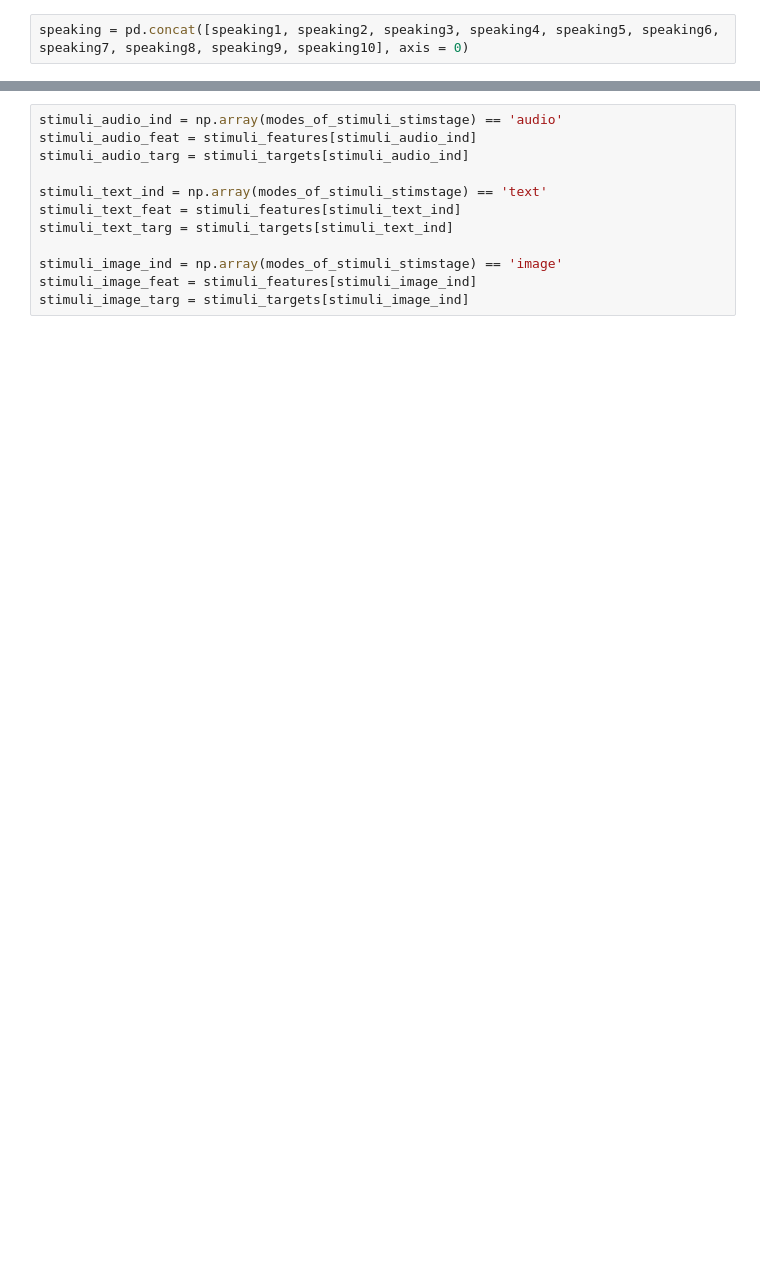
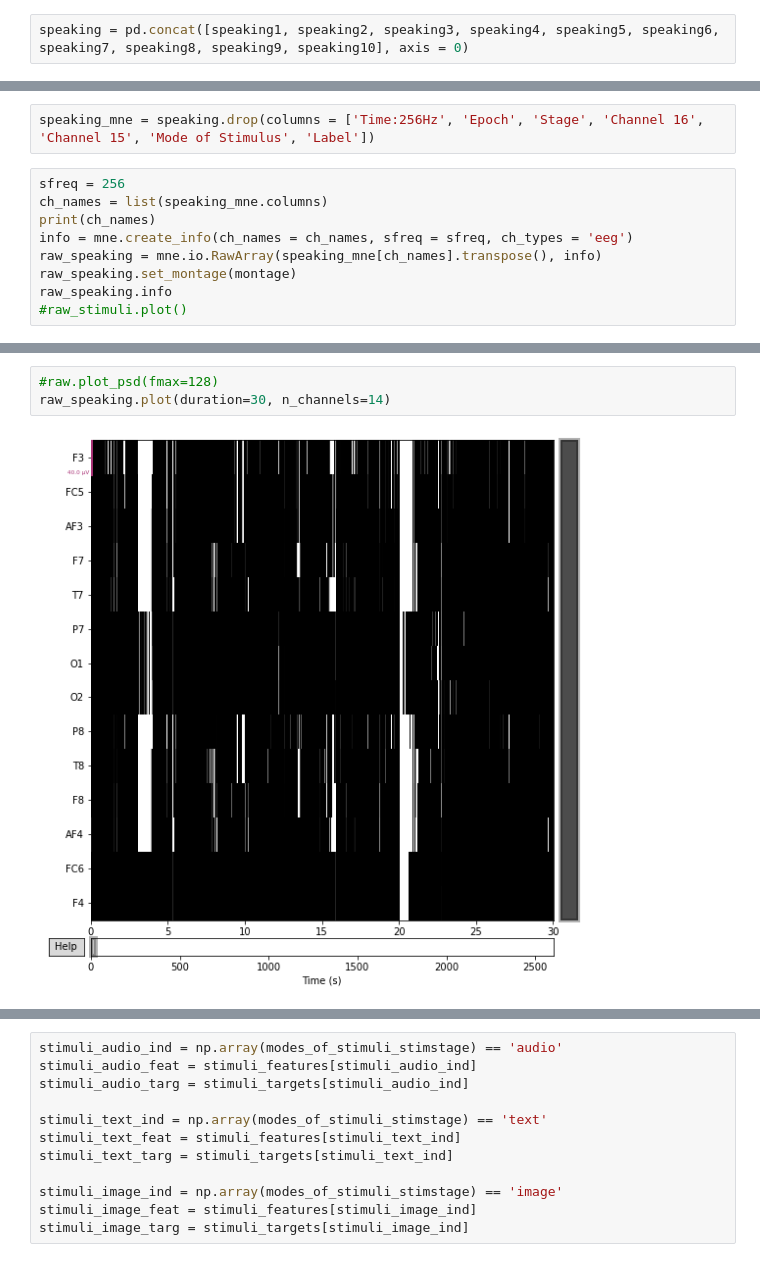
Before and after one commit to WillSAdkins/MSc_project_EEG, a Jupyter notebook: Analysis.ipynb, the cells around one changed output, grey strips where cells are left out. Cells and saved outputs as stored; diff of their text form; blank space fills up the shorter version.

```diff
--- a/Analysis.ipynb
+++ b/Analysis.ipynb
@@ -201,0 +325,11 @@ pd.DataFrame(stimuli_features)
+# %%
+speaking_mne = speaking.drop(columns = ['Time:256Hz', 'Epoch', 'Stage', 'Channel 16', 'Channel 15', 'Mode of Stimulus', 'Label'])
+# %%
+sfreq = 256
+ch_names = list(speaking_mne.columns)
+print(ch_names)
+info = mne.create_info(ch_names = ch_names, sfreq = sfreq, ch_types = 'eeg')
+raw_speaking = mne.io.RawArray(speaking_mne[ch_names].transpose(), info)
+raw_speaking.set_montage(montage)
+raw_speaking.info
+#raw_stimuli.plot()
@@ -201,0 +351,5 @@ pd.DataFrame(stimuli_features)
+# %%
+#raw.plot_psd(fmax=128)
+raw_speaking.plot(duration=30, n_channels=14)
+# %% [output]
+[figure, added]
```
Also changed, not shown: parts of 60 cells of this notebook.
